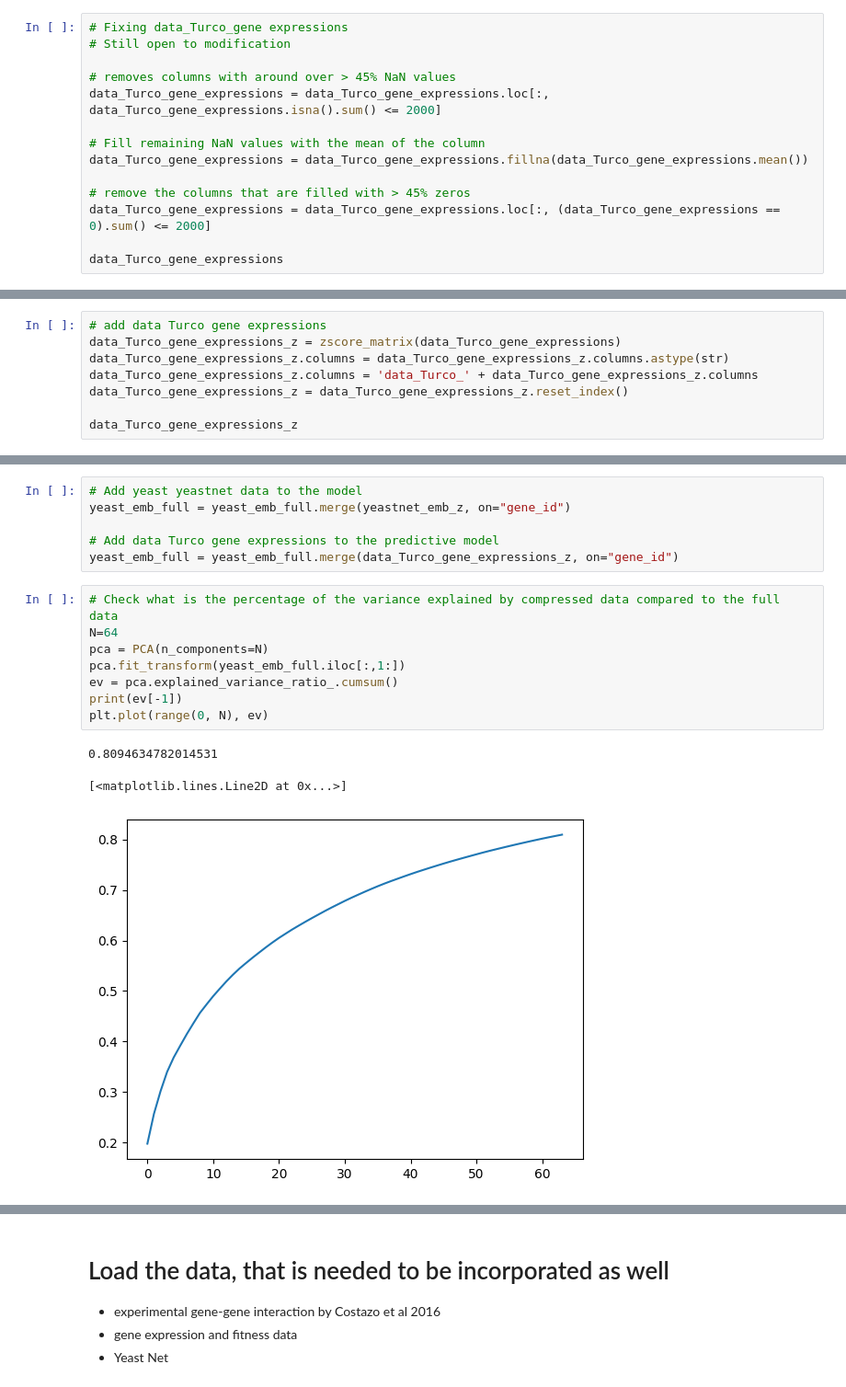
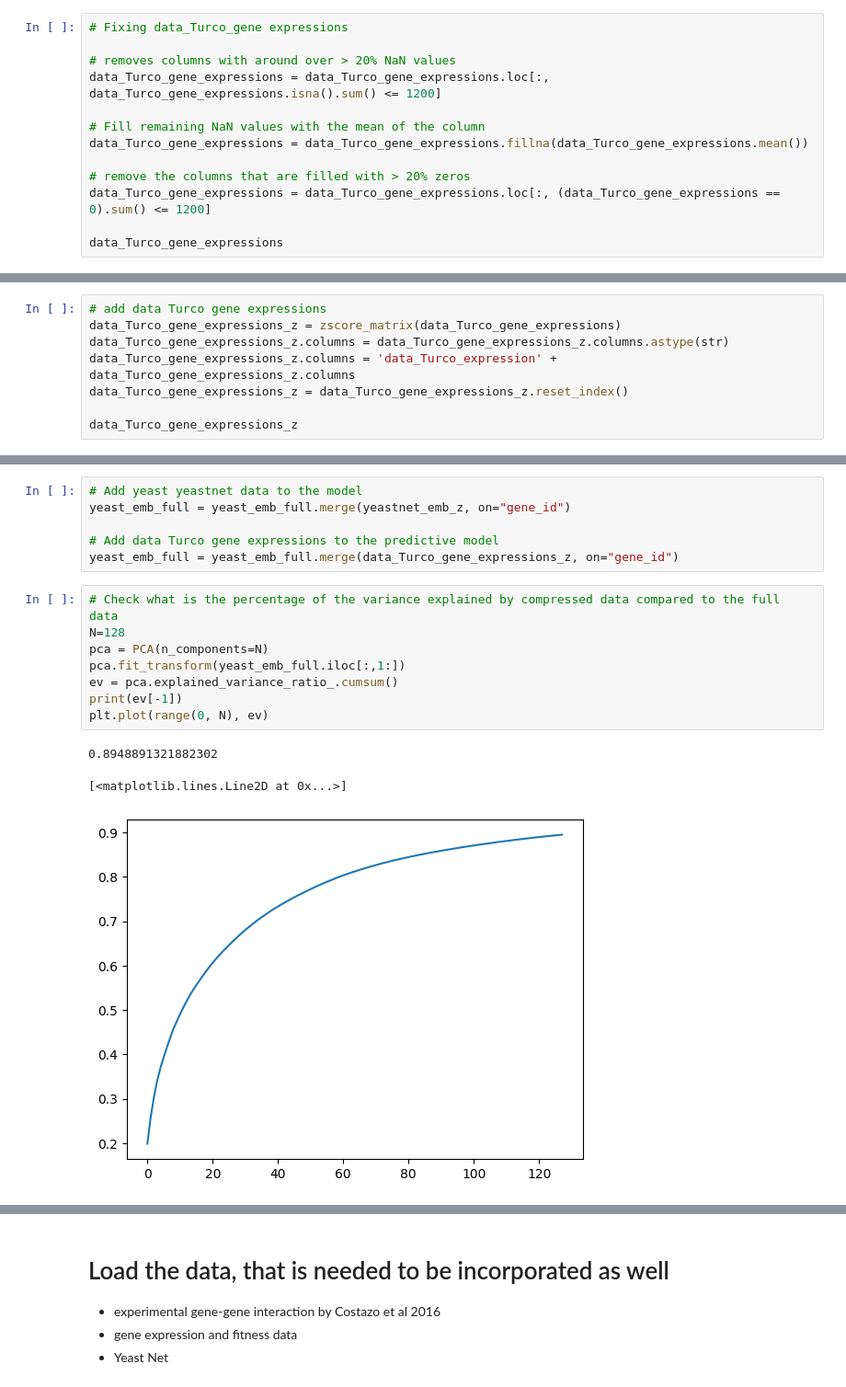
Before and after one commit to lesves/yeast-embeddings, a Jupyter notebook: ForSysGen.ipynb, the cells around one changed output, grey strips where cells are left out. Shown at 92% size. Saved outputs shown, nothing was run; the diff lists cells and outputs as text.

```diff
--- a/ForSysGen.ipynb
+++ b/ForSysGen.ipynb
@@ -248,15 +251,14 @@ data_Turco_gene_expressions
 # %%
 # Fixing data_Turco_gene expressions
-# Still open to modification
 
-# removes columns with around over > 45% NaN values
-data_Turco_gene_expressions = data_Turco_gene_expressions.loc[:, data_Turco_gene_expressions.isna().sum() <= 2000]
+# removes columns with around over > 20% NaN values
+data_Turco_gene_expressions = data_Turco_gene_expressions.loc[:, data_Turco_gene_expressions.isna().sum() <= 1200]
 
 # Fill remaining NaN values with the mean of the column
 data_Turco_gene_expressions = data_Turco_gene_expressions.fillna(data_Turco_gene_expressions.mean())
 
-# remove the columns that are filled with > 45% zeros
-data_Turco_gene_expressions = data_Turco_gene_expressions.loc[:, (data_Turco_gene_expressions == 0).sum() <= 2000]
+# remove the columns that are filled with > 20% zeros
+data_Turco_gene_expressions = data_Turco_gene_expressions.loc[:, (data_Turco_gene_expressions == 0).sum() <= 1200]
 
 data_Turco_gene_expressions
 # %% [output]
@@ -278,7 +280,7 @@ data_Turco_gene_expressions
 # add data Turco gene expressions
 data_Turco_gene_expressions_z = zscore_matrix(data_Turco_gene_expressions)
 data_Turco_gene_expressions_z.columns = data_Turco_gene_expressions_z.columns.astype(str)
-data_Turco_gene_expressions_z.columns = 'data_Turco_' + data_Turco_gene_expressions_z.columns
+data_Turco_gene_expressions_z.columns = 'data_Turco_expression' + data_Turco_gene_expressions_z.columns
 data_Turco_gene_expressions_z = data_Turco_gene_expressions_z.reset_index()
 
 data_Turco_gene_expressions_z
@@ -304,14 +306,14 @@ yeast_emb_full = yeast_emb_full.merge(yeastnet_emb_z, on="gene_id")
 yeast_emb_full = yeast_emb_full.merge(data_Turco_gene_expressions_z, on="gene_id")
 # %%
 # Check what is the percentage of the variance explained by compressed data compared to the full data
-N=64
+N=128
 pca = PCA(n_components=N)
 pca.fit_transform(yeast_emb_full.iloc[:,1:])
 ev = pca.explained_variance_ratio_.cumsum()
 print(ev[-1])
 plt.plot(range(0, N), ev)
 # %% [output]
-0.8094634782014531
+0.8948891321882302
 [<matplotlib.lines.Line2D at 0x...>]
-[figure, old version]
+[figure, new version]
 # %%
```
Also changed, not shown: parts of 19 cells of this notebook, 4 other files.
